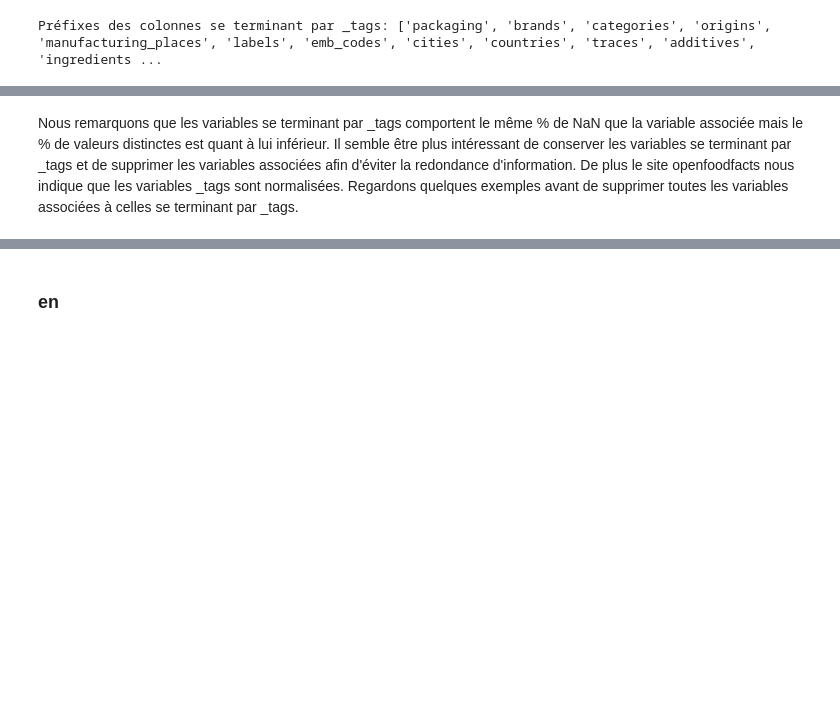
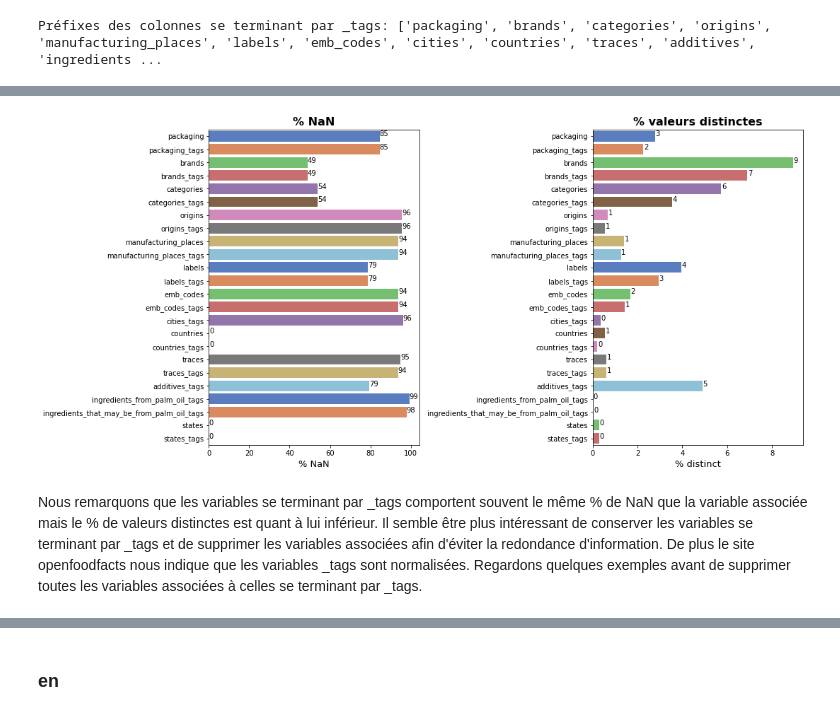
Before and after one commit to Milie-Mimi/OC_DS_Project3, a Jupyter notebook: Projet_3_Cleaning_EGR.ipynb, the cells around one changed output, grey strips where cells are left out. Saved outputs shown, nothing was run; the diff lists cells and outputs as text; code cells hidden in the pictures; blank space fills up the shorter version.

```diff
--- a/Projet_3_Cleaning_EGR.ipynb
+++ b/Projet_3_Cleaning_EGR.ipynb
@@ -454,3 +433,33 @@ etiquette_h(ax2);
+# %%
+def completion_distinct_plots(data):
+    ''' fonction qui prend un dataframe en entrée et retourne 2 diagrammes en barres représentant le pourcentage
+    de données manquantes et le pourcentage de données distinctes du dataset. Cette fonction nécessite que
+    soit chargée auparavant la fonction describe_variables '''
+
+    # Initialisation de la grille avec 1 ligne et 2 colonnes
+    fig = plt.figure(figsize=(15,7), constrained_layout=True)
+    gs = GridSpec(nrows=1, ncols=2, figure=fig)
+
+    # Premier graphique
+    ax1 = fig.add_subplot(gs[0,0]) # emplacement dans la grille
+    ax1 = sns.barplot(y = 'Variable name', x = '% NaN', data = describe_variables(data), palette = 'muted')
+    plt.title("% NaN")
+    plt.ylabel("")
+    plt.xlabel("% NaN")
+    etiquette_h(ax1)
+
+
+# Deuxième graphique
+    ax2 = fig.add_subplot(gs[0,1]) # emplacement dans la grille
+    ax2 = sns.barplot(y = 'Variable name', x = '% distinct', data = describe_variables(data), palette = 'muted')
+    plt.title("% valeurs distinctes")
+    plt.ylabel("")
+    plt.xlabel("% distinct")
+    etiquette_h(ax2);
+# %%
+completion_distinct_plots(openfoodfacts.iloc[:,openfoodfacts.columns.isin(liste_col_tags)])
+# %% [output]
+[figure, added]
 # %% [markdown]
-Nous remarquons que les variables se terminant par _tags comportent le même % de NaN que la variable associée mais le % de valeurs distinctes est quant à lui inférieur. Il semble être plus intéressant de conserver les variables se terminant par _tags et de supprimer les variables associées afin d'éviter la redondance d'information. De plus le site openfoodfacts nous indique que les variables _tags sont normalisées. Regardons quelques exemples avant de supprimer toutes les variables associées à celles se terminant par _tags.
+Nous remarquons que les variables se terminant par _tags comportent souvent le même % de NaN que la variable associée mais le % de valeurs distinctes est quant à lui inférieur. Il semble être plus intéressant de conserver les variables se terminant par _tags et de supprimer les variables associées afin d'éviter la redondance d'information. De plus le site openfoodfacts nous indique que les variables _tags sont normalisées. Regardons quelques exemples avant de supprimer toutes les variables associées à celles se terminant par _tags.
 # %%
```
Also changed, not shown: parts of 43 cells of this notebook.
